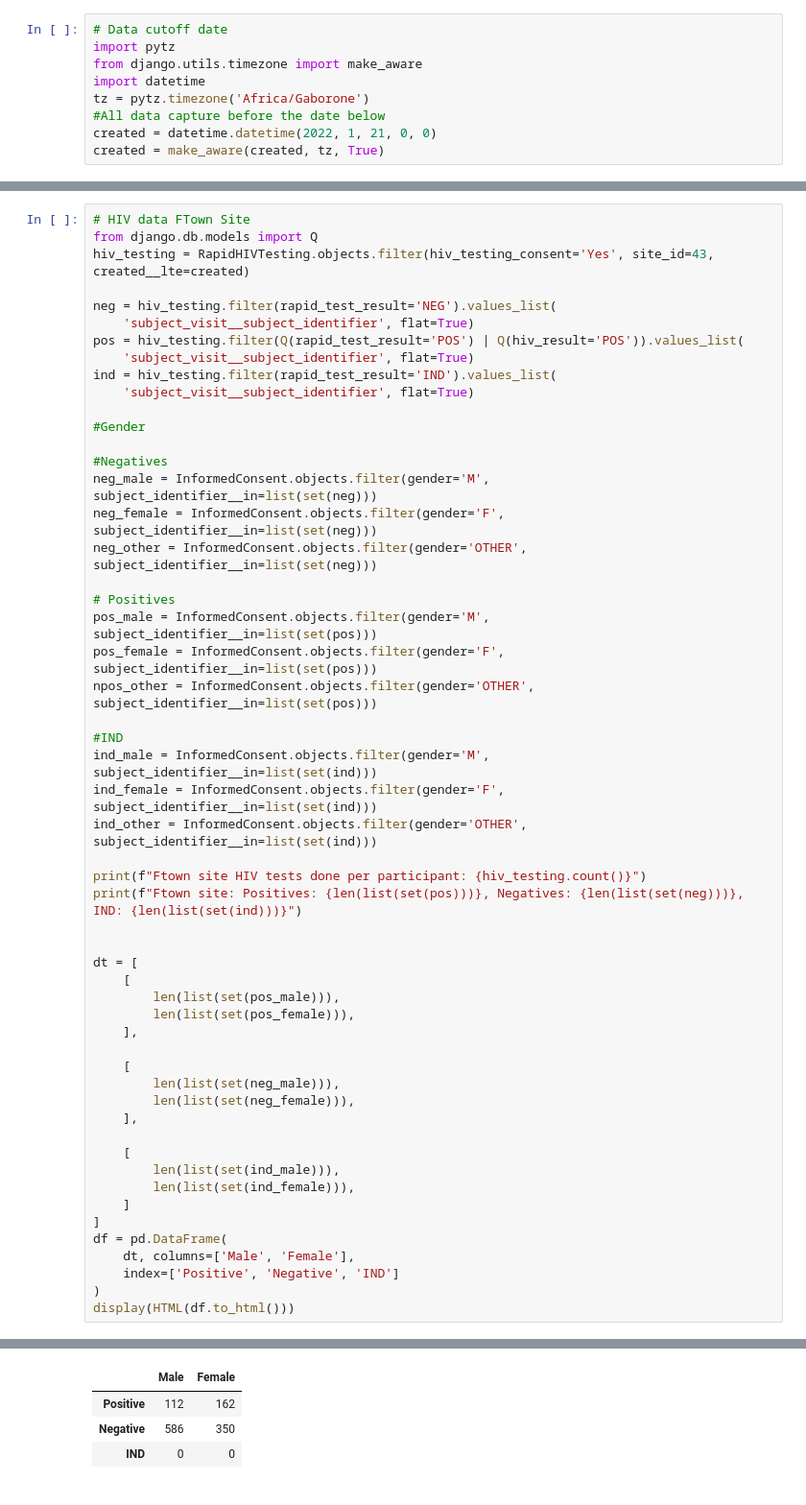
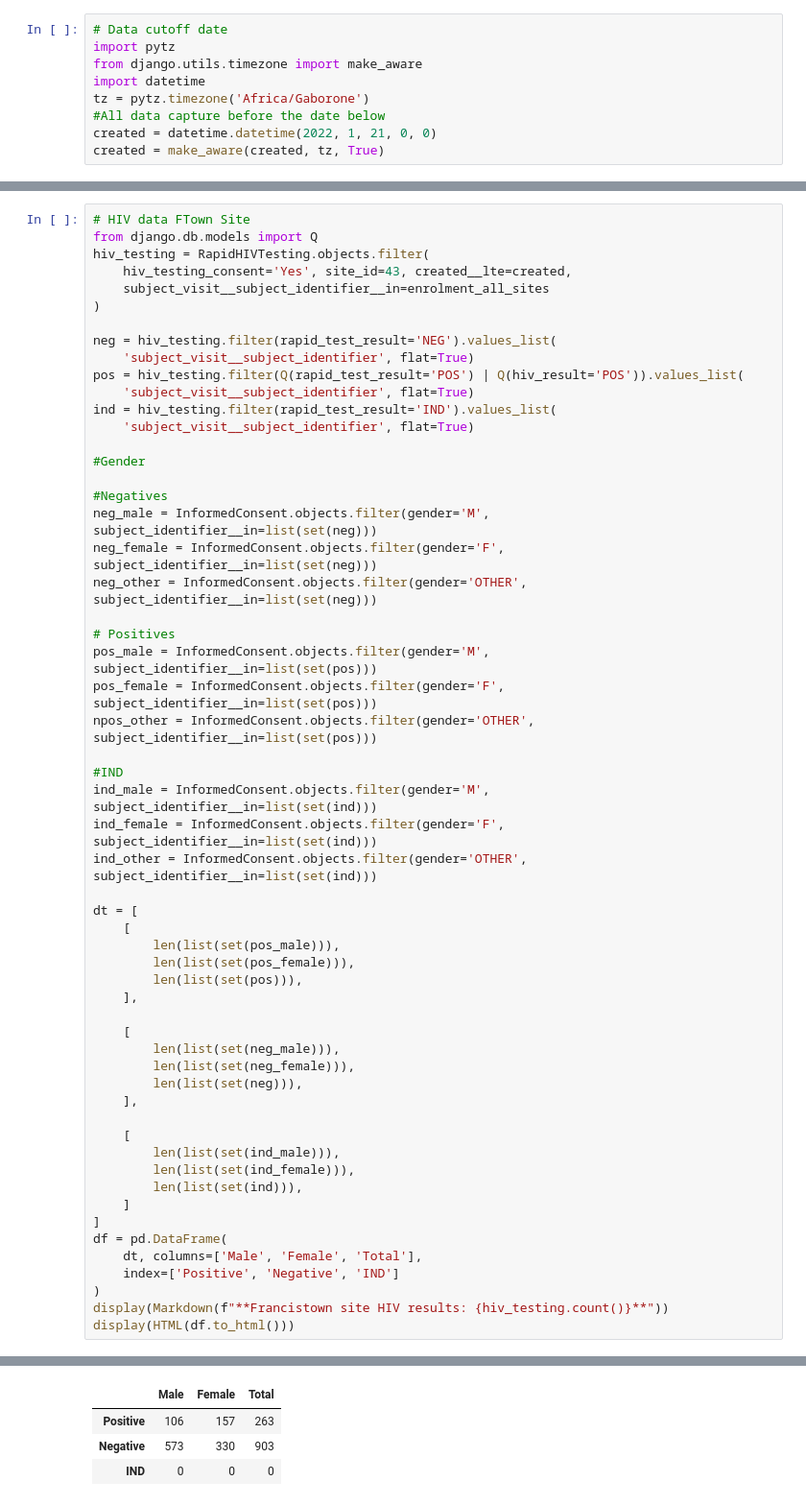
Before and after one commit to geek911/esr21, a Jupyter notebook: notebooks/azd_report_starts.ipynb, the cells around one changed output, grey strips where cells are left out. Shown at 96% size. Drawn from its saved outputs; the diff is of its cells as text.

```diff
--- a/notebooks/azd_report_starts.ipynb
+++ b/notebooks/azd_report_starts.ipynb
@@ -814,7 +862,10 @@ Serowe site: Positives: 288, Negatives: 838, IND: 0
 # %%
 # HIV data FTown Site
 from django.db.models import Q
-hiv_testing = RapidHIVTesting.objects.filter(hiv_testing_consent='Yes', site_id=43, created__lte=created)
+hiv_testing = RapidHIVTesting.objects.filter(
+    hiv_testing_consent='Yes', site_id=43, created__lte=created,
+    subject_visit__subject_identifier__in=enrolment_all_sites
+)
 
 neg = hiv_testing.filter(rapid_test_result='NEG').values_list(
     'subject_visit__subject_identifier', flat=True)
@@ -840,29 +891,29 @@ ind_male = InformedConsent.objects.filter(gender='M', subject_identifier__in=lis
 ind_female = InformedConsent.objects.filter(gender='F', subject_identifier__in=list(set(ind)))
 ind_other = InformedConsent.objects.filter(gender='OTHER', subject_identifier__in=list(set(ind)))
 
-print(f"Ftown site HIV tests done per participant: {hiv_testing.count()}")
-print(f"Ftown site: Positives: {len(list(set(pos)))}, Negatives: {len(list(set(neg)))}, IND: {len(list(set(ind)))}")
-
-
 dt = [
     [
         len(list(set(pos_male))),
         len(list(set(pos_female))),
+        len(list(set(pos))),
     ],
 
     [
         len(list(set(neg_male))),
         len(list(set(neg_female))),
+        len(list(set(neg))),
     ],
 
     [
         len(list(set(ind_male))),
         len(list(set(ind_female))),
+        len(list(set(ind))),
     ]
 ]
 df = pd.DataFrame(
-    dt, columns=['Male', 'Female'],
+    dt, columns=['Male', 'Female', 'Total'],
     index=['Positive', 'Negative', 'IND']
 )
+display(Markdown(f"**Francistown site HIV results: {hiv_testing.count()}**"))
 display(HTML(df.to_html()))
 # %% [output]
@@ -871,7 +921,7 @@ Ftown site: Positives: 274, Negatives: 936, IND: 0
-|  | Male | Female |
-| Positive | 112 | 162 |
-| Negative | 586 | 350 |
-| IND | 0 | 0 |
+|  | Male | Female | Total |
+| Positive | 106 | 157 | 263 |
+| Negative | 573 | 330 | 903 |
+| IND | 0 | 0 | 0 |
 # %%
 # HIV data S/Phikwe Site
 from django.db.models import Q
```
Also changed, not shown: parts of 21 cells of this notebook.
